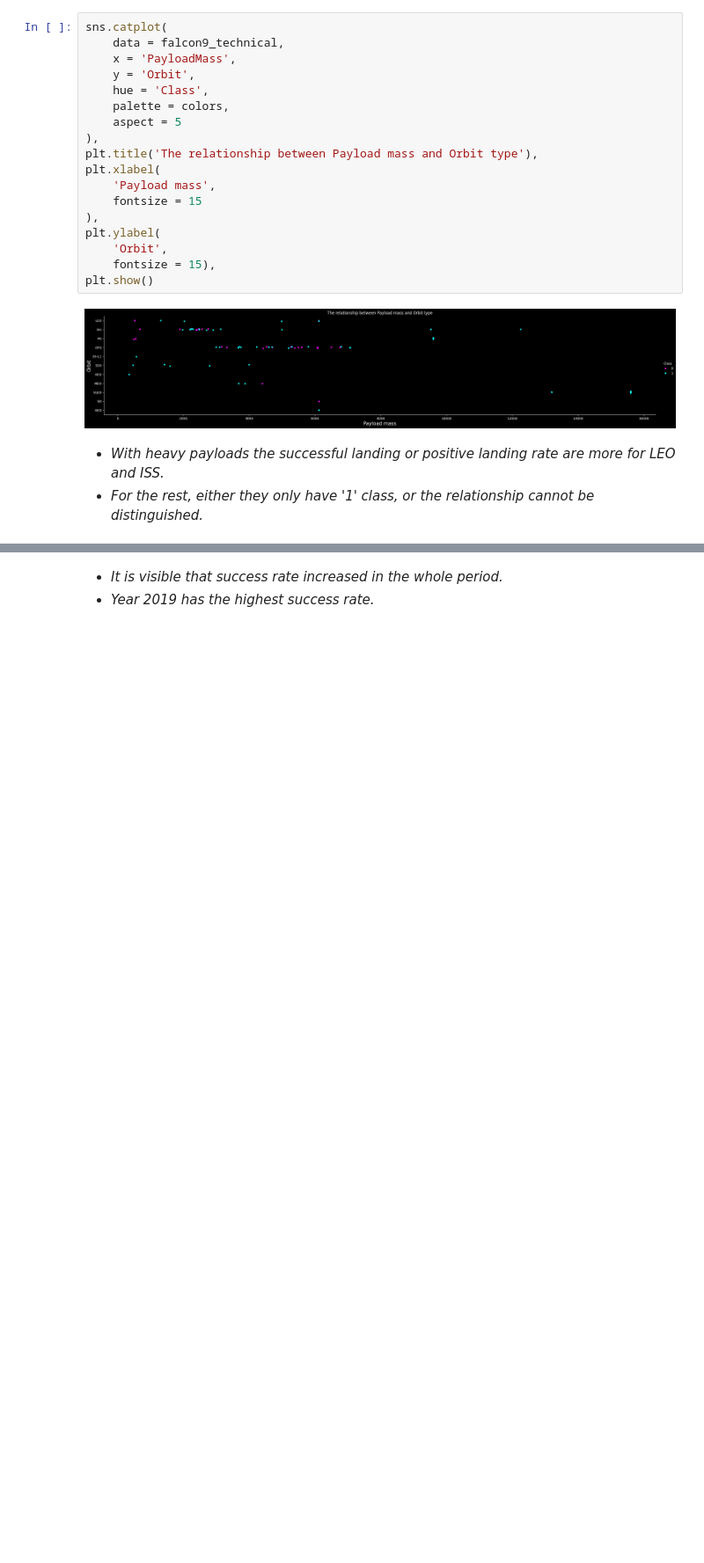
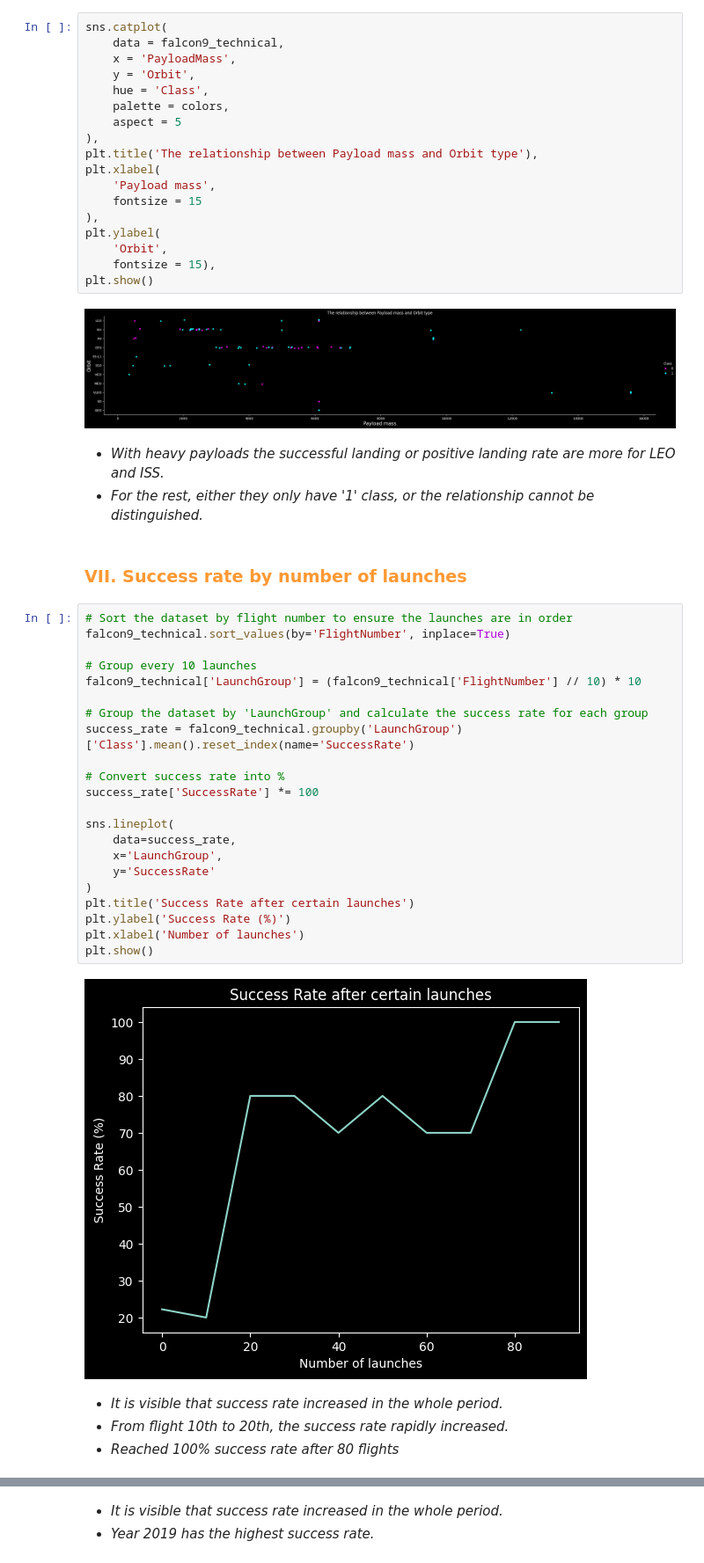
Before and after one commit to masonphung/project_falcon9, a Jupyter notebook: spacex_data_analysis.ipynb, the cells around one changed output, grey strips where cells are left out. Shown at 88% size. Cells and saved outputs as stored; diff of their text form; blank space fills up the shorter version.

```diff
--- a/spacex_data_analysis.ipynb
+++ b/spacex_data_analysis.ipynb
@@ -1679,4 +1809,34 @@ plt.show()
 # %% [markdown]
 - *With heavy payloads the successful landing or positive landing rate are more for LEO and ISS.*
 - *For the rest, either they only have '1' class, or the relationship cannot be distinguished.*
+# %% [markdown]
+### <span style="color:#ff9933">VII. Success rate by number of launches</span>
+# %%
+# Sort the dataset by flight number to ensure the launches are in order
+falcon9_technical.sort_values(by='FlightNumber', inplace=True)
+
+# Group every 10 launches
+falcon9_technical['LaunchGroup'] = (falcon9_technical['FlightNumber'] // 10) * 10
+
+# Group the dataset by 'LaunchGroup' and calculate the success rate for each group
+success_rate = falcon9_technical.groupby('LaunchGroup')['Class'].mean().reset_index(name='SuccessRate')
+
+# Convert success rate into %
+success_rate['SuccessRate'] *= 100
+
+sns.lineplot(
+    data=success_rate,
+    x='LaunchGroup',
+    y='SuccessRate'
+)
+plt.title('Success Rate after certain launches')
+plt.ylabel('Success Rate (%)')
+plt.xlabel('Number of launches')
+plt.show()
+# %% [output]
+[figure, added]
+# %% [markdown]
+- *It is visible that success rate increased in the whole period.*
+- *From flight 10th to 20th, the success rate rapidly increased.*
+- *Reached 100% success rate after 80 flights*
 # %% [markdown]
```
Also changed, not shown: parts of 138 cells of this notebook, 1 other file.
